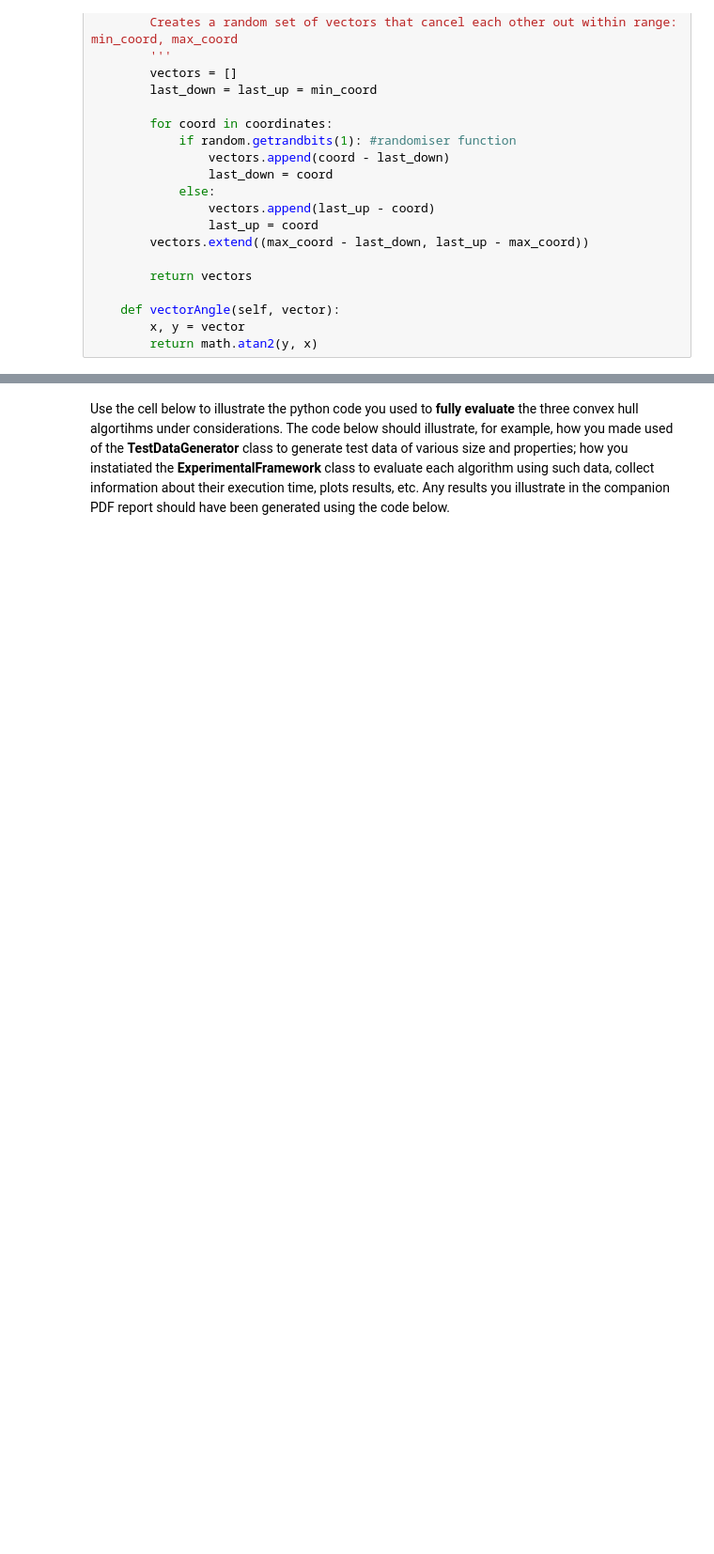
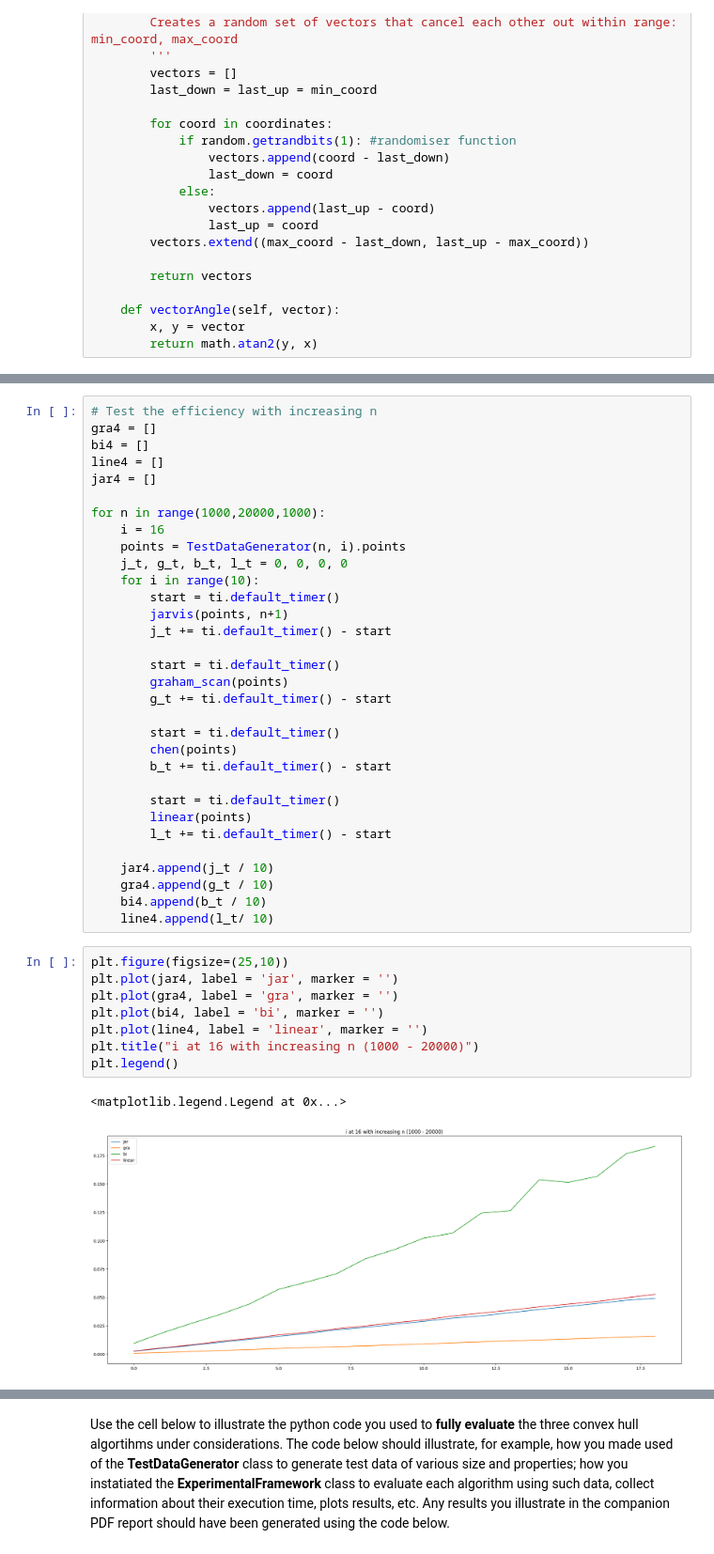
Before and after one commit to AidCheng/Gesture-Recognition, a Jupyter notebook: grp-003-0005code.ipynb, the cells around one changed output, grey strips where cells are left out. Shown at 94% size. Drawn from its saved outputs; the diff is of its cells as text; blank space fills up the shorter version.

```diff
--- a/grp-003-0005code.ipynb
+++ b/grp-003-0005code.ipynb
@@ -543,0 +631,43 @@ plt.legend()
+# %%
+# Test the efficiency with increasing n
+gra4 = []
+bi4 = []
+line4 = []
+jar4 = []
+
+for n in range(1000,20000,1000):
+    i = 16
+    points = TestDataGenerator(n, i).points
+    j_t, g_t, b_t, l_t = 0, 0, 0, 0
+    for i in range(10):
+        start = ti.default_timer()
+        jarvis(points, n+1)
+        j_t += ti.default_timer() - start
+
+        start = ti.default_timer()
+        graham_scan(points)
+        g_t += ti.default_timer() - start
+
+        start = ti.default_timer()
+        chen(points)
+        b_t += ti.default_timer() - start
+
+        start = ti.default_timer()
+        linear(points)
+        l_t += ti.default_timer() - start
+
+    jar4.append(j_t / 10)
+    gra4.append(g_t / 10)
+    bi4.append(b_t / 10)
+    line4.append(l_t/ 10)
+# %%
+plt.figure(figsize=(25,10))
+plt.plot(jar4, label = 'jar', marker = '')
+plt.plot(gra4, label = 'gra', marker = '')
+plt.plot(bi4, label = 'bi', marker = '')
+plt.plot(line4, label = 'linear', marker = '')
+plt.title("i at 16 with increasing n (1000 - 20000)")
+plt.legend()
+# %% [output]
+<matplotlib.legend.Legend at 0x...>
+[figure, added]
```
Also changed, not shown: parts of 17 cells of this notebook.
